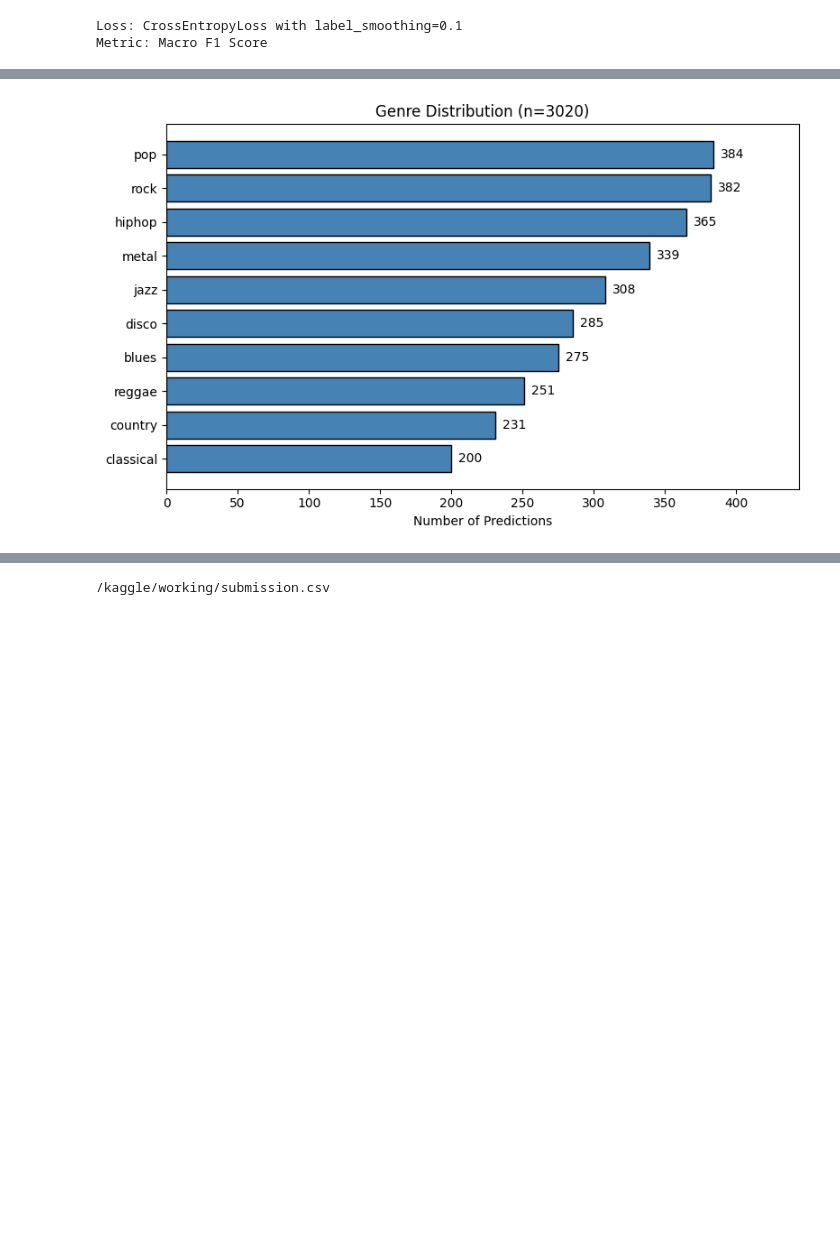
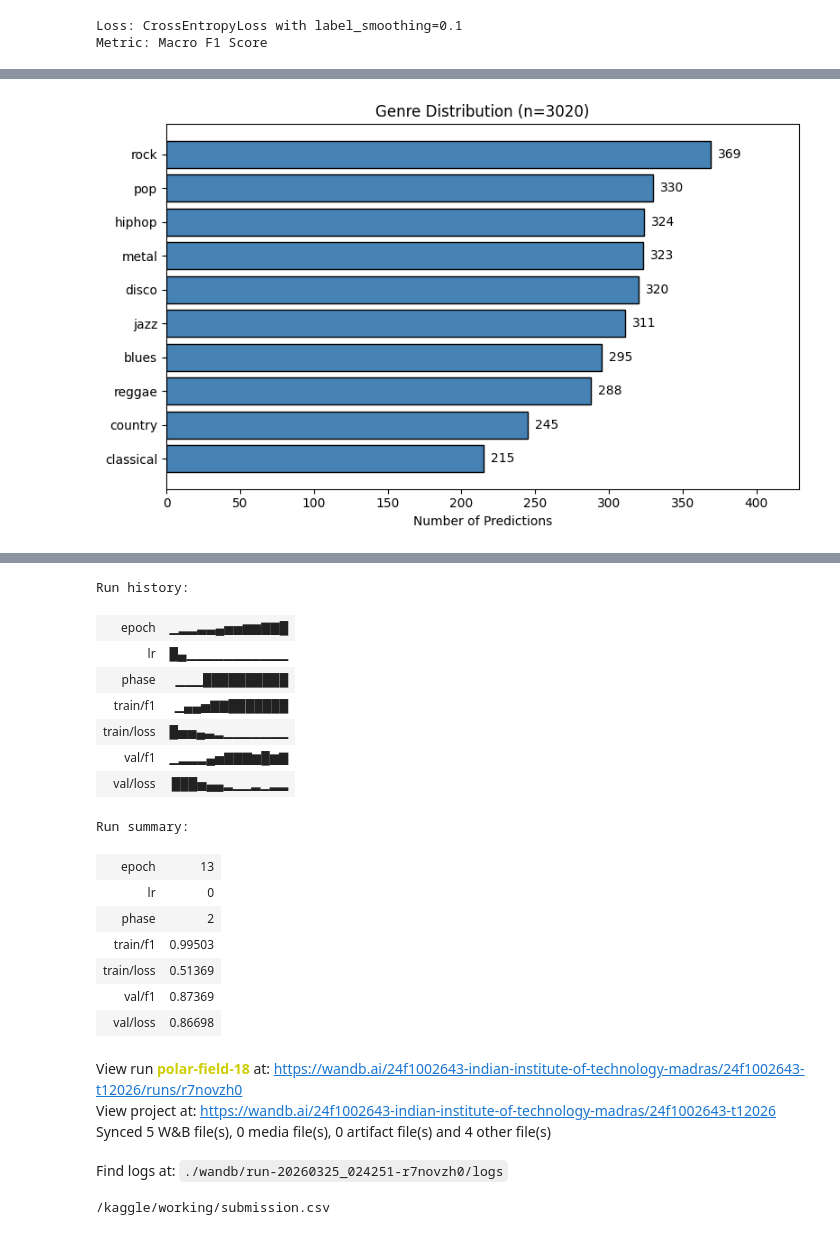
Before and after one commit to 24f1002643/dl-genai-project-26-t1, a Jupyter notebook: model/training-ast.ipynb, the cells around one changed output, grey strips where cells are left out. Drawn from its saved outputs; the diff is of its cells as text; code cells hidden in the pictures; blank space fills up the shorter version.

Commit message:
Update training-ast

```diff
--- a/model/training-ast.ipynb
+++ b/model/training-ast.ipynb
@@ -64,19 +54,17 @@ NUM_WORKERS  = 4
 PREFETCH     = 4                         # prefetch batches per worker
 
 EPOCHS_P1    = 3                         # phase 1: freeze base, train head
-EPOCHS_P2    = 8                         # phase 2: full fine-tune
+EPOCHS_P2    = 7                         # phase 2: full fine-tune
 LR_P1        = 5e-4
 LR_P2        = 2e-5
 LR_HEAD_MULT = 10                        # classifier gets LR_P2 * 10
-WEIGHT_DECAY = 0.05
+WEIGHT_DECAY = 0.01
 
-TRAIN_SIZE   = 15000                      # training samples
+TRAIN_SIZE   = 25000                      # training samples
 NOISE_PROB   = 0.75                       # probability of adding noise
-NOISE_LEVEL  = (0.1, 0.3)                # min/max noise volume
-PATIENCE_P1  = 3                         # early stopping patience phase 1
+NOISE_LEVEL  = (0.1, 0.4)                # min/max noise volume
+PATIENCE_P1  = 2                         # early stopping patience phase 1
 PATIENCE_P2  = 5                         # early stopping patience phase 2
-
-N_TTA        = 7                         # test time augmentation crops
 
 # SpecAugment params (applied on GPU in training loop)
 TIME_MASK_PARAM = 192
@@ -89,7 +77,6 @@ print(f'Duration   : {DURATION}s  |  MAX_LENGTH: {MAX_LENGTH:,} samples')
 print(f'Train size : {TRAIN_SIZE}')
 print(f'Epochs P1  : {EPOCHS_P1}  |  Epochs P2: {EPOCHS_P2}')
 print(f'LR P1      : {LR_P1}  |  LR P2: {LR_P2}')
-print(f'TTA crops  : {N_TTA}')
 print(f'Num workers: {NUM_WORKERS}  |  Prefetch: {PREFETCH}')
 print(f'Batch size : {BATCH_SIZE}  (effective: {BATCH_SIZE * GRAD_ACCUM})')
 print(f'Time mask  : {TIME_MASK_PARAM} frames  |  Freq mask: {FREQ_MASK_PARAM} bins')
@@ -993,29 +923,24 @@ TestTTADataset class defined! (7 crops × N_test files, RAM-only)
 # %%
 # ── CELL 23: Generate Submission ──────────────────────────────────────────────
-
 load_model(model, '/kaggle/working/best_model_phase2.pth')
 model.eval()
 print(f'Best model loaded!')
-print(f'Test samples: {n_files}  |  TTA: ×{N_TTA}  |  Total items: {n_files * N_TTA}')
-
-prob_accum = torch.zeros(n_files, NUM_LABELS, dtype=torch.float32)
-
+print(f'Test samples: {n_files}')
+all_probs = []
 with torch.no_grad():
-    for file_indices, waveforms in tqdm(tta_loader, desc=f'Inference (TTA ×{N_TTA})'):
+    for file_indices, waveforms in tqdm(test_loader, desc='Inference'):
         waveforms = waveforms.to(DEVICE, non_blocking=True)
         with autocast():
             spec   = gpu_transform(waveforms, augment=False)
             logits = model(spec).logits
         probs = torch.softmax(logits.float(), dim=1).cpu()
-        prob_accum.index_add_(0, file_indices.long(), probs)
-
-prob_accum /= N_TTA
-pred_ids    = prob_accum.argmax(dim=1).tolist()
-
+        all_probs.append(probs)
+all_probs = torch.cat(all_probs, dim=0)          # (n_files, NUM_LABELS)
+pred_ids  = all_probs.argmax(dim=1).tolist()
 submission = pd.DataFrame({'id': test_df['id'].tolist(),
                            'genre': [id2label[p] for p in pred_ids]})
 submission.to_csv('/kaggle/working/submission.csv', index=False)
-
+wandb_save('/kaggle/working/submission.csv')
 print(f'\nSubmission saved!')
 print(f'Total predictions : {len(submission)}')
 print(f'\nFirst 5 predictions:\n{submission.head()}')
@@ -1035,19 +961,22 @@ First 5 predictions:
 # %%
 genre_counts = submission['genre'].value_counts().sort_values(ascending=True)
 
 fig, ax = plt.subplots(figsize=(8, 5))
 bars = ax.barh(genre_counts.index, genre_counts.values, color='steelblue', edgecolor='black')
 
 # value labels on each bar
 for bar, val in zip(bars, genre_counts.values):
     ax.text(bar.get_width() + 5, bar.get_y() + bar.get_height() / 2,
             str(val), va='center', fontsize=10)
 
 ax.set_xlabel('Number of Predictions')
 ax.set_title(f'Genre Distribution (n={len(submission)})')
 ax.set_xlim(0, genre_counts.max() + 60)
 plt.tight_layout()
 plt.savefig('/kaggle/working/genre_distribution.png', dpi=150)
 plt.show()
+
+wandb_save('/kaggle/working/genre_distribution.png')
+wandb_finish()
 # %% [output]
-[figure, old version]
+[figure, new version]
@@ -1054,3 +985,23 @@ plt.show()
+Run history:
+| epoch | ▁▂▂▃▃▄▅▅▆▆▇▇█ |
+| lr | █▄▁▁▁▁▁▁▁▁▁▁▁ |
+| phase | ▁▁▁██████████ |
+| train/f1 | ▁▄▄▅▇▇███████ |
+| train/loss | █▅▅▄▃▂▁▁▁▁▁▁▁ |
+| val/f1 | ▁▂▂▂▄▅▇▇▇▆█▆▇ |
+| val/loss | ███▅▄▄▂▁▁▂▁▂▂ |
+Run summary:
+| epoch | 13 |
+| lr | 0 |
+| phase | 2 |
+| train/f1 | 0.99503 |
+| train/loss | 0.51369 |
+| val/f1 | 0.87369 |
+| val/loss | 0.86698 |
+View run polar-field-18 at: https://wandb.ai/24f1002643-indian-institute-of-technology-madras/24f1002643-t12026/runs/r7novzh0
+View project at: https://wandb.ai/24f1002643-indian-institute-of-technology-madras/24f1002643-t12026
+Synced 5 W&B file(s), 0 media file(s), 0 artifact file(s) and 4 other file(s)
+Find logs at: ./wandb/run-20260325_024251-r7novzh0/logs
 # %%
 from IPython.display import FileLink
 FileLink('submission.csv')
```
Also changed, not shown: parts of 13 cells of this notebook.
